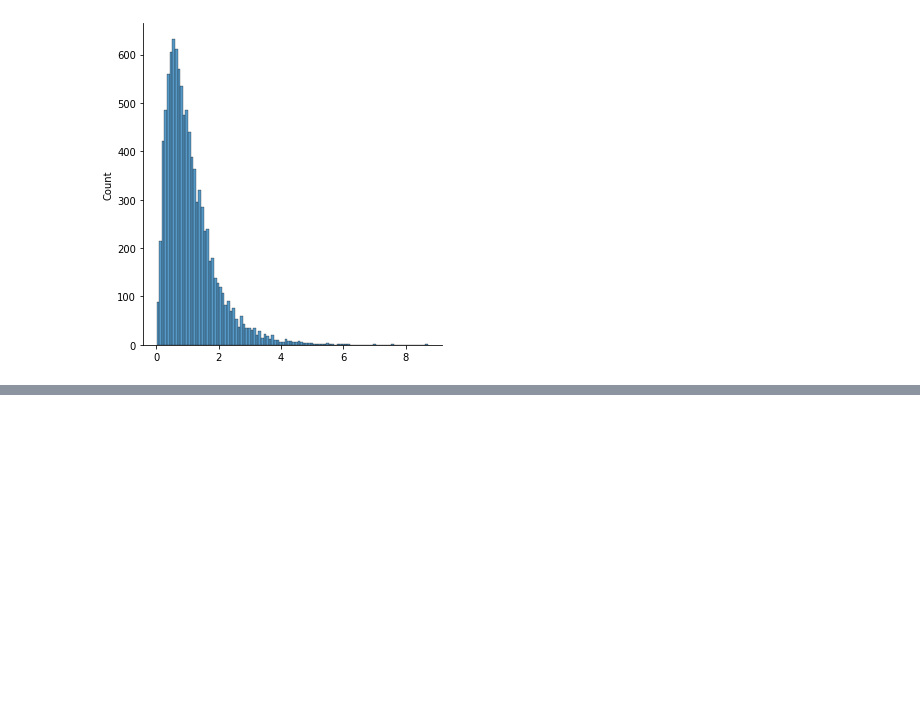
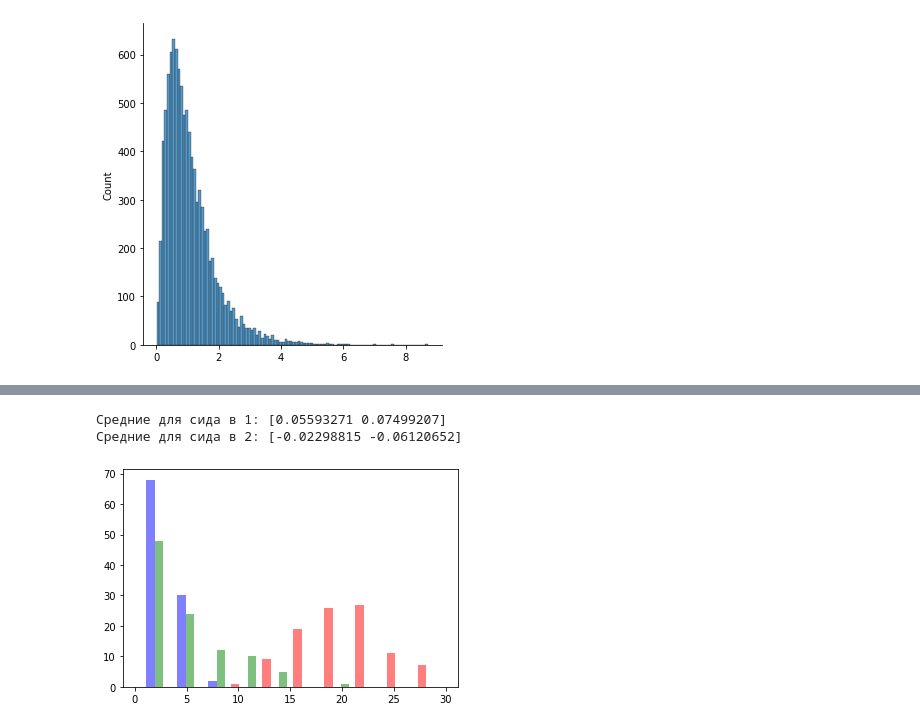
Before and after one commit to iakubovskii7/Data_Science_Course, a Jupyter notebook: DataAnalysis/Лекция 2. Numpy и основные распределения в статистике.ipynb, the cells around one changed output, grey strips where cells are left out. Drawn from its saved outputs; the diff is of its cells as text; code cells hidden in the pictures; blank space fills up the shorter version.

```diff
--- a/DataAnalysis/Лекция 2. Numpy и основные распределения в статистике.ipynb
+++ b/DataAnalysis/Лекция 2. Numpy и основные распределения в статистике.ipynb
@@ -745,0 +766,24 @@ print(f"97.5% квантиль эмпирического распределен
+# %%
+np.random.seed(1) # определить тип псевдослучайных чисел
+print(f"Средние для сида в 1: {np.random.normal(loc=0, scale=1, size=(300, 2)).mean(axis=0)}")   # стандартное нормальное распределение
+
+np.random.seed(2) # определить тип псевдослучайных чисел
+print(f"Средние для сида в 2: {np.random.normal(loc=0, scale=1, size=(300, 2)).mean(axis=0)}")   # стандартное нормальное распределение
+# %% [output]
+Средние для сида в 1: [0.05593271 0.07499207]
+Средние для сида в 2: [-0.02298815 -0.06120652]
+# %%
+binom = np.random.binomial(n=100, p=0.2, size=100) # Биномиальное
+poison = np.random.poisson(lam=2, size=100) # Пуассон
+geom = np.random.geometric(p=0.2, size=100) # Геометрическое
+
+beta = np.random.beta(a=1, b=1, size=100)  # Бета-распределение - вероятность в испытаниях бернули
+chi = np.random.chisquare(df=1, size=100) # Хи-квадрат
+normal_st = np.random.standard_normal(size=100)  # Cтандартное нормальное
+normal = np.random.normal(loc=1, scale=2, size=100) # Нормальное
+student = np.random.standard_t(df=5, size=100) # Стьюдент
+expon = np.random.exponential(scale=2, size=100) # Экспоненциальное
+# %%
+plt.hist([binom, poison, geom], color=['r','b', 'g'], alpha=0.5);
+# %% [output]
+[figure, added]
```
Also changed, not shown: parts of 17 cells of this notebook.
